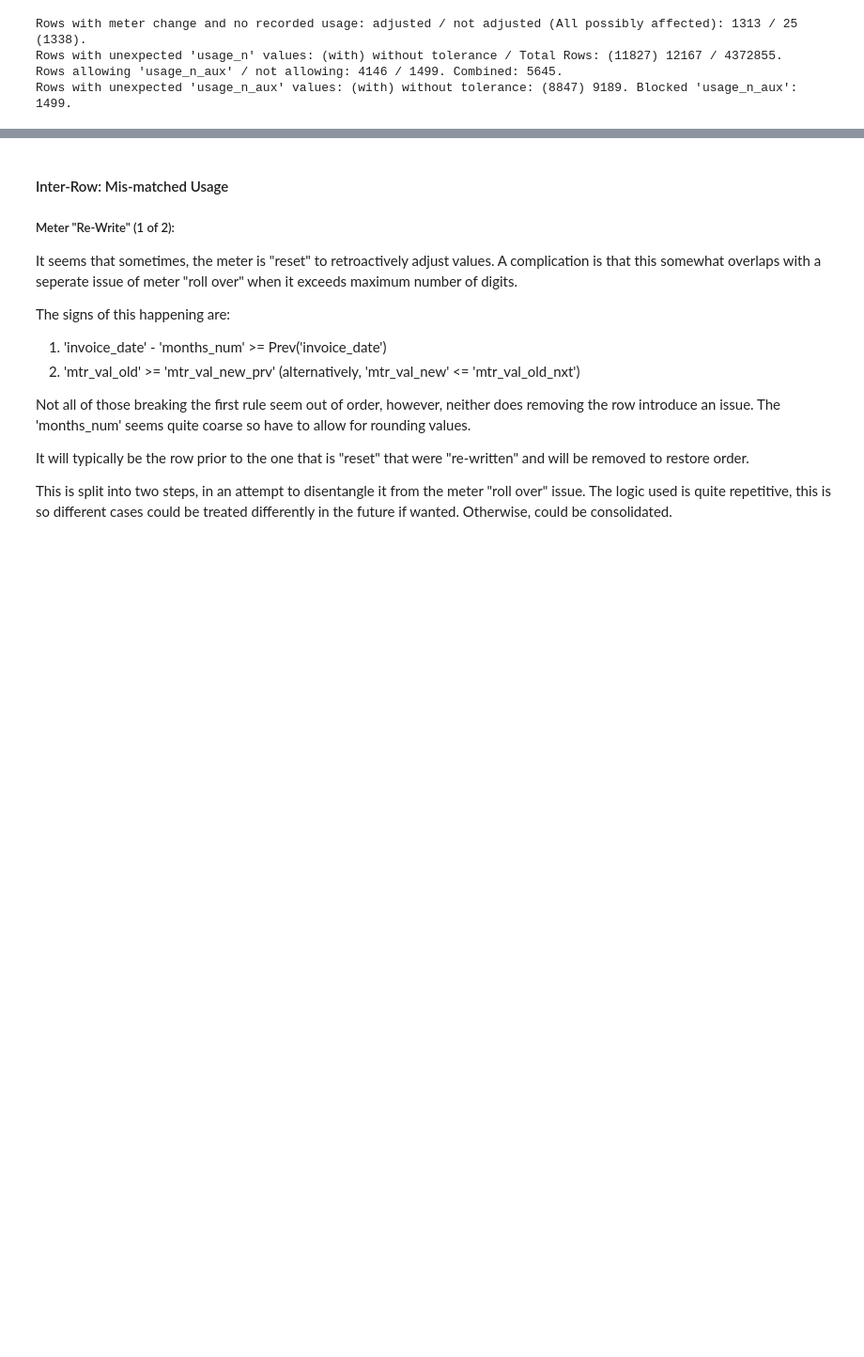
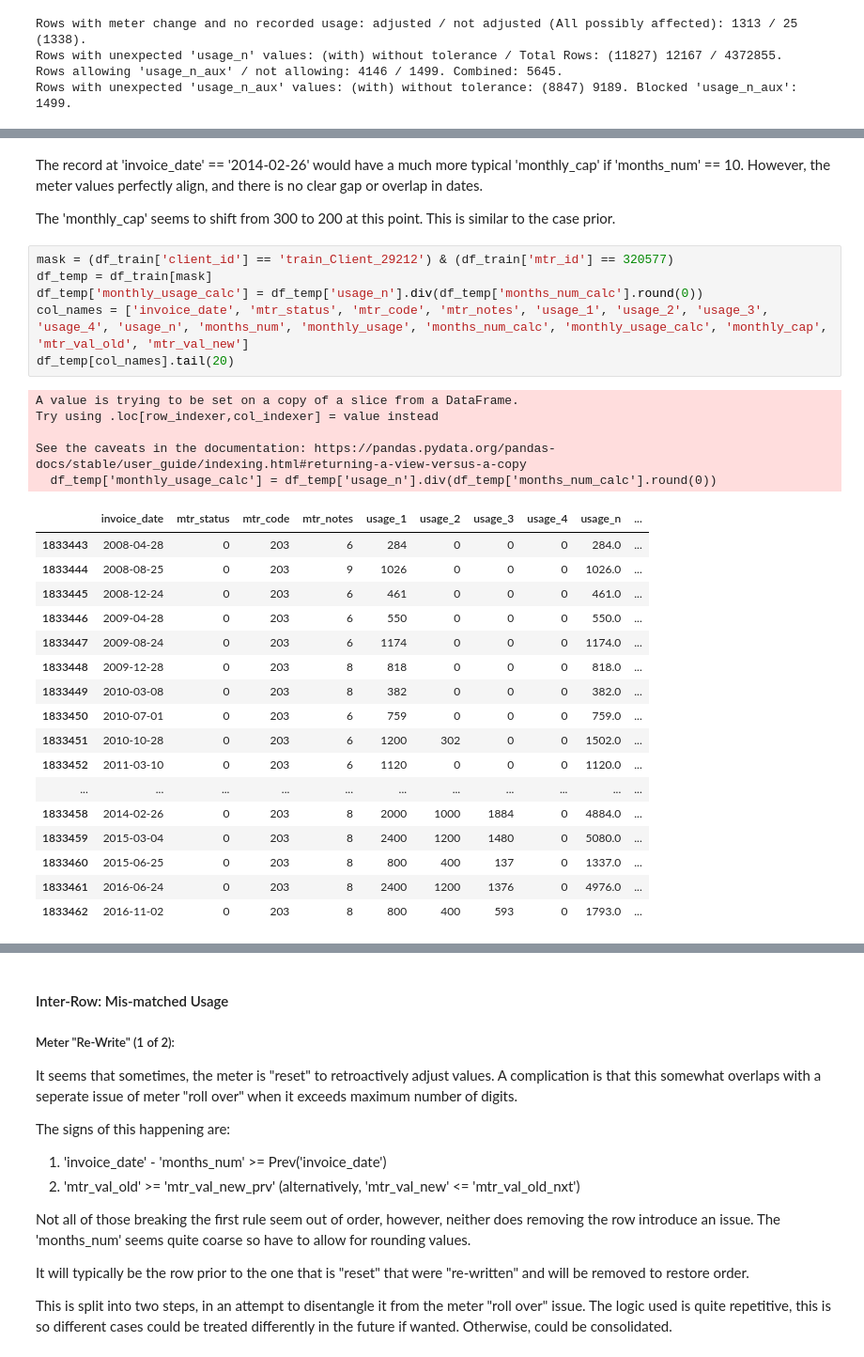
Before and after one commit to insatiablycivil/Fraud_Detection_Energy_Consumption, a Jupyter notebook: Data_Preparation.ipynb, the cells around one changed output, grey strips where cells are left out. Shown at 94% size. Cells and saved outputs as stored; diff of their text form; blank space fills up the shorter version.

```diff
--- a/Data_Preparation.ipynb
+++ b/Data_Preparation.ipynb
@@ -811,0 +1157,33 @@ Rows with unexpected 'usage_n_aux' values: (with) without tolerance: (8847) 9189
+# %% [markdown]
+The record at 'invoice_date' == '2014-02-26' would have a much more typical 'monthly_cap' if 'months_num' == 10. However, the meter values perfectly align, and there is no clear gap or overlap in dates.
+
+The 'monthly_cap' seems to shift from 300 to 200 at this point. This is similar to the case prior.
+# %%
+mask = (df_train['client_id'] == 'train_Client_29212') & (df_train['mtr_id'] == 320577)
+df_temp = df_train[mask]
+df_temp['monthly_usage_calc'] = df_temp['usage_n'].div(df_temp['months_num_calc'].round(0))
+col_names = ['invoice_date', 'mtr_status', 'mtr_code', 'mtr_notes', 'usage_1', 'usage_2', 'usage_3', 'usage_4', 'usage_n', 'months_num', 'monthly_usage', 'months_num_calc', 'monthly_usage_calc', 'monthly_cap', 'mtr_val_old', 'mtr_val_new']
+df_temp[col_names].tail(20)
+# %% [output]
+A value is trying to be set on a copy of a slice from a DataFrame.
+Try using .loc[row_indexer,col_indexer] = value instead
+
+See the caveats in the documentation: https://pandas.pydata.org/pandas-docs/stable/user_guide/indexing.html#returning-a-view-versus-a-copy
+  df_temp['monthly_usage_calc'] = df_temp['usage_n'].div(df_temp['months_num_calc'].round(0))
+|  | invoice_date | mtr_status | mtr_code | mtr_notes | usage_1 | usage_2 | usage_3 | usage_4 | usage_n | ... |
+| 1833443 | 2008-04-28 | 0 | 203 | 6 | 284 | 0 | 0 | 0 | 284.0 | ... |
+| 1833444 | 2008-08-25 | 0 | 203 | 9 | 1026 | 0 | 0 | 0 | 1026.0 | ... |
+| 1833445 | 2008-12-24 | 0 | 203 | 6 | 461 | 0 | 0 | 0 | 461.0 | ... |
+| 1833446 | 2009-04-28 | 0 | 203 | 6 | 550 | 0 | 0 | 0 | 550.0 | ... |
+| 1833447 | 2009-08-24 | 0 | 203 | 6 | 1174 | 0 | 0 | 0 | 1174.0 | ... |
+| 1833448 | 2009-12-28 | 0 | 203 | 8 | 818 | 0 | 0 | 0 | 818.0 | ... |
+| 1833449 | 2010-03-08 | 0 | 203 | 8 | 382 | 0 | 0 | 0 | 382.0 | ... |
+| 1833450 | 2010-07-01 | 0 | 203 | 6 | 759 | 0 | 0 | 0 | 759.0 | ... |
+| 1833451 | 2010-10-28 | 0 | 203 | 6 | 1200 | 302 | 0 | 0 | 1502.0 | ... |
+| 1833452 | 2011-03-10 | 0 | 203 | 6 | 1120 | 0 | 0 | 0 | 1120.0 | ... |
+| ... | ... | ... | ... | ... | ... | ... | ... | ... | ... | ... |
+| 1833458 | 2014-02-26 | 0 | 203 | 8 | 2000 | 1000 | 1884 | 0 | 4884.0 | ... |
+| 1833459 | 2015-03-04 | 0 | 203 | 8 | 2400 | 1200 | 1480 | 0 | 5080.0 | ... |
+| 1833460 | 2015-06-25 | 0 | 203 | 8 | 800 | 400 | 137 | 0 | 1337.0 | ... |
+| 1833461 | 2016-06-24 | 0 | 203 | 8 | 2400 | 1200 | 1376 | 0 | 4976.0 | ... |
+| 1833462 | 2016-11-02 | 0 | 203 | 8 | 800 | 400 | 593 | 0 | 1793.0 | ... |
```
Also changed, not shown: parts of 58 cells of this notebook, 2 other files.
